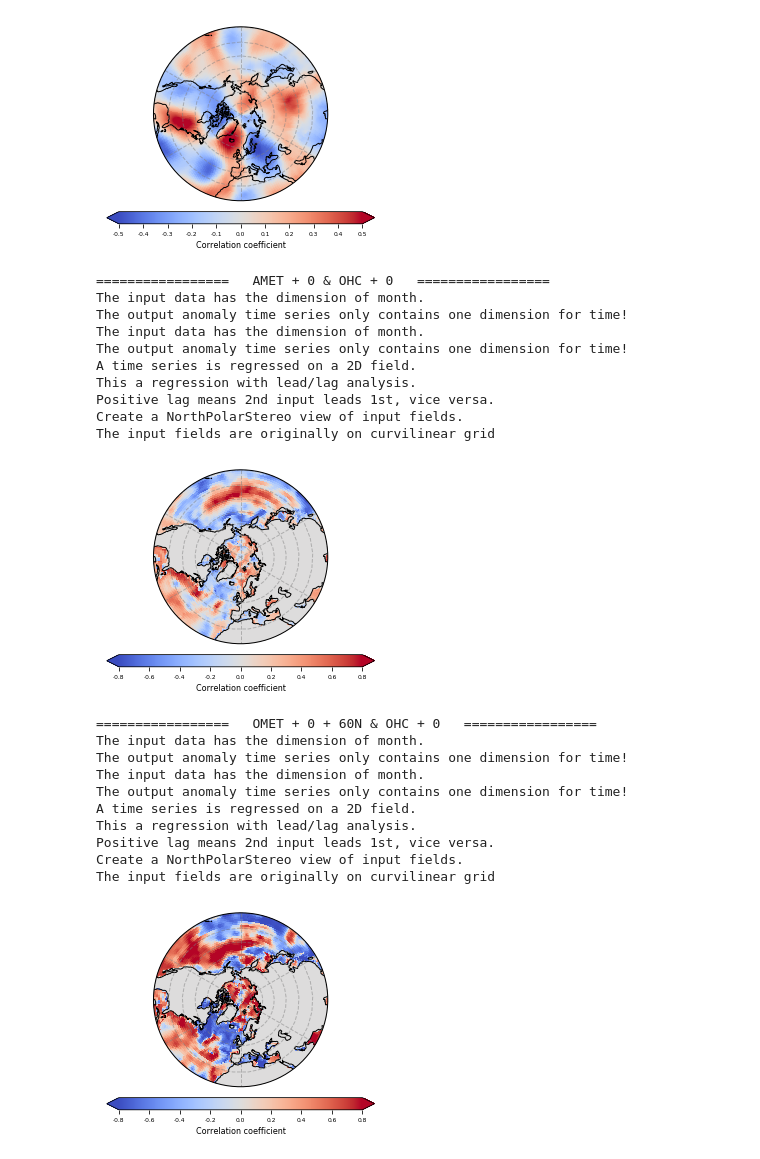
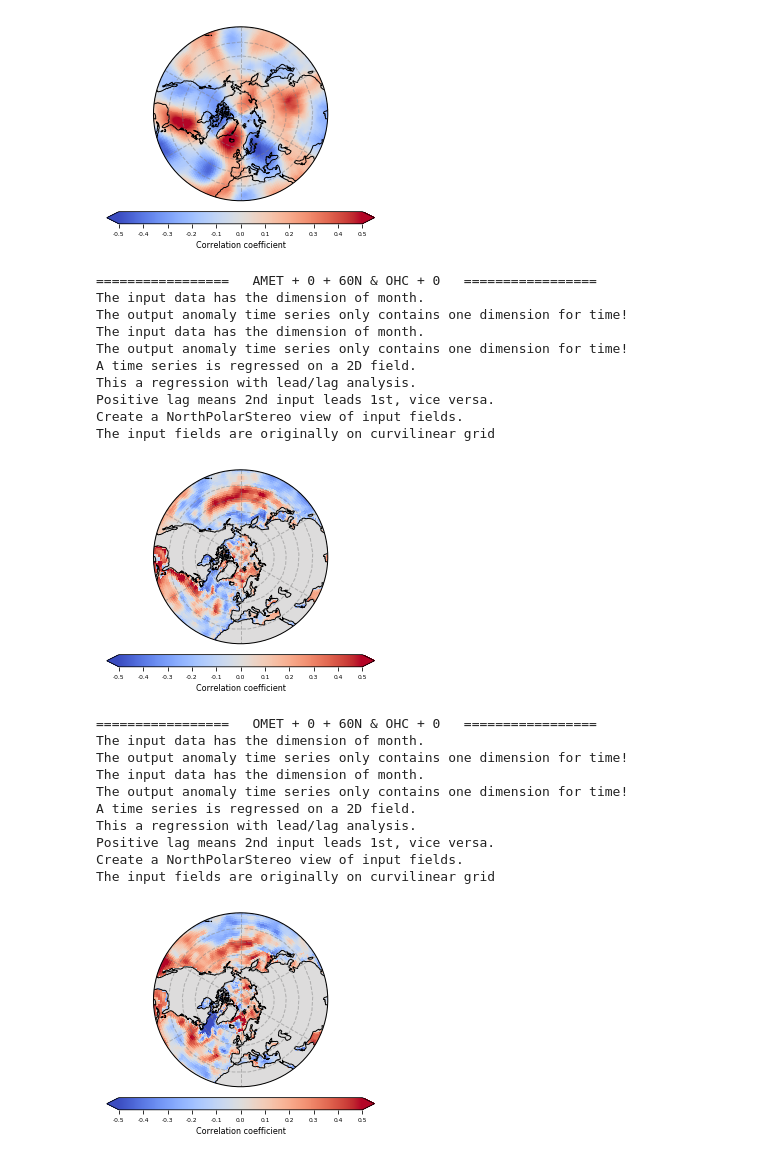
Before and after one commit to geek-yang/AirSeaFlow, a Jupyter notebook: Postprocessing/statistics_spatial/stat_spatial_OHC_MET_erai_oras.ipynb, the cells around one changed output. Drawn from its saved outputs; the diff is of its cells as text; code cells hidden in the pictures.

```diff
--- a/Postprocessing/statistics_spatial/stat_spatial_OHC_MET_erai_oras.ipynb
+++ b/Postprocessing/statistics_spatial/stat_spatial_OHC_MET_erai_oras.ipynb
@@ -28,6 +28,15 @@ Time span of each product:
 - **ORAS4**       1958 - 2017
 - **GLORYS2V3**   1993 - 2014
 - **SODA3**       1980 - 2015
+# %%
+# constants
+constant = {'g' : 9.80616,      # gravititional acceleration [m / s2]
+            'R' : 6371009,      # radius of the earth [m]
+            'cp': 1004.64,      # heat capacity of air [J/(Kg*K)]
+            'Lv': 2264670,      # Latent heat of vaporization [J/Kg]
+            'R_dry' : 286.9,    # gas constant of dry air [J/(kg*K)]
+            'R_vap' : 461.5,    # gas constant for water vapour [J/(kg*K)]
+            }
 # %%
 if __name__=="__main__":
     # sample
@@ -41,6 +50,8 @@ if __name__=="__main__":
     print ('*********************** extract variables *************************')
     dataset_ERAI_fields_SIC_SST_SLP = Dataset(os.path.join(datapath_ERAI_fields,
                                               'surface_ERAI_monthly_regress_1979_2016.nc'))
+    dataset_ERAI_fields_SFlux = Dataset(os.path.join(datapath_ERAI_fields,
+                                              'surface_ERAI_monthly_regress_1979_2016_extra.nc'))
     dataset_ERAI_AMET = Dataset(os.path.join(datapath,
                                              'era_model_subdaily_1979_2016_amet.nc'))
     dataset_ORAS4_OMET = Dataset(os.path.join(datapath,
@@ -61,7 +72,9 @@ if __name__=="__main__":
     SLP_ERAI = dataset_ERAI_fields_SIC_SST_SLP.variables['msl'][:]
     SST_ERAI = dataset_ERAI_fields_SIC_SST_SLP.variables['sst'][:]
     SST_ERAI_mask = np.ma.getmaskarray(SST_ERAI[0,:,:])
-    #AMET_vert_ERAI_reverse = dataset_ERAI_AMET.variables['E_vert'][:]/1000
+    # instantaneous turbulent flux
+    SFlux_sensible_ERAI = dataset_ERAI_fields_SFlux.variables['ishf'][:] # W/m2
+    SFlux_latent_ERAI = dataset_ERAI_fields_SFlux.variables['ie'][:] * constant['Lv'] # W/m2
     # 3D fields [year, month, lat]
     AMET_0_ERAI = dataset_ERAI_AMET.variables['E_total_int'][:]/1000
 
@@ -91,6 +104,16 @@ if __name__=="__main__":
     gphiv_ORAS4 = dataset_ORAS4_OMET.variables['gphiv'][180:, :]
     glamv_ORAS4 = dataset_ORAS4_OMET.variables['glamv'][180:, :]
     mask_ORAS4 = dataset_ORAS4_mask.variables['vmask'][0,0,180:,:]
+    # area weighted surface flux
+    SFlux_ERAI_area = np.zeros(SFlux_sensible_ERAI.shape, dtype=float) # unit W
+    #size of the grid box
+    dx = 2 * np.pi * constant['R'] * np.cos(2 * np.pi * latitude_fields_ERAI /
+                                            360) / len(longitude_fields_ERAI)
+    dy = np.pi * constant['R'] / len(latitude_fields_ERAI)
+    for i in np.arange(len(latitude_fields_ERAI)):
+        # change the unit to terawatt
+        SFlux_ERAI_area[:,:,i,:] = (SFlux_sensible_ERAI[:,:,i,:] +
+                                    SFlux_latent_ERAI[:,:,i,:]) * dx[i] * dy / 1E+12
 # %% [output]
 *********************** extract variables *************************
 # %% [markdown]
@@ -282,23 +363,24 @@ The input fields are originally on geographical grid
     stat_OHC_ORAS4 = meta.statistics.operator(OHC_0_ORAS4_point)
     stat_OHC_ORAS4.anomaly()
     stat_OHC_ORAS4.detrend()
-    stat_OHC_ORAS4.lowpass(window=60, obj='detrend')
+    stat_OHC_ORAS4.lowpass(window=12, obj='detrend')
     stat_AMET_ERAI = meta.statistics.operator(AMET_0_ERAI[:,:,54])
     stat_AMET_ERAI.anomaly()
     stat_AMET_ERAI.detrend()
-    stat_AMET_ERAI.lowpass(window=60, obj='detrend')
+    stat_AMET_ERAI.lowpass(window=12, obj='detrend')
 
-    lag = 24
+    lag = 12
     k, r, p = meta.statistics.operator.linearRegress(stat_AMET_ERAI._lowpass,
                                                      stat_OHC_ORAS4._lowpass, lag)
-    ticks = [-0.8, -0.6, -0.4, -0.2, 0.0, 0.2, 0.4, 0.6, 0.8]
+    #ticks = [-0.8, -0.6, -0.4, -0.2, 0.0, 0.2, 0.4, 0.6, 0.8]
+    ticks = [-0.5, -0.4, -0.3, -0.2, -0.1, 0.0, 0.1, 0.2, 0.3, 0.4, 0.5]
     label = 'Correlation coefficient'
     meta.visualizer.plots.geograph(gphiv_ORAS4, glamv_ORAS4, mask_ORAS4*r, p,
                                    label, ticks, os.path.join(output_path, 'amet_ohc',
-                                   'spatial_ERAI_AMET_60N_lag_{}_ORAS4_OHC_interannual.png'.format(lag)),
+                                   'spatial_ERAI_AMET_60N_lag_{}_ORAS4_OHC_annual.png'.format(lag)),
                                    gridtype='curvilinear')
 # %% [output]
-=================   AMET + 0 & OHC + 0   =================
+=================   AMET + 0 + 60N & OHC + 0   =================
 The input data has the dimension of month.
 The output anomaly time series only contains one dimension for time!
 The input data has the dimension of month.
@@ -308,36 +390,37 @@ This a regression with lead/lag analysis.
 Positive lag means 2nd input leads 1st, vice versa.
 Create a NorthPolarStereo view of input fields.
 The input fields are originally on curvilinear grid
-[figure, old version]
+[figure, new version]
 # %%
     print ('=================   OMET + 0 + 60N & OHC + 0   =================')
     stat_OHC_ORAS4 = meta.statistics.operator(OHC_0_ORAS4_point)
     stat_OHC_ORAS4.anomaly()
     stat_OHC_ORAS4.detrend()
-    stat_OHC_ORAS4.lowpass(window=120, obj='detrend')
+    stat_OHC_ORAS4.lowpass(window=12, obj='detrend')
     stat_OMET_ORAS4 = meta.statistics.operator(OMET_atl_int_ORAS4[:,:,53])
     stat_OMET_ORAS4.anomaly()
     stat_OMET_ORAS4.detrend()
-    stat_OMET_ORAS4.lowpass(window=120, obj='detrend')
+    stat_OMET_ORAS4.lowpass(window=12, obj='detrend')
 
-    lag = -12
+    lag = -4
     k, r, p = meta.statistics.operator.linearRegress(stat_OMET_ORAS4._lowpass,
                                                      stat_OHC_ORAS4._lowpass, lag)
-    ticks = [-0.8, -0.6, -0.4, -0.2, 0.0, 0.2, 0.4, 0.6, 0.8]
+    #ticks = [-0.8, -0.6, -0.4, -0.2, 0.0, 0.2, 0.4, 0.6, 0.8]
+    ticks = [-0.5, -0.4, -0.3, -0.2, -0.1, 0.0, 0.1, 0.2, 0.3, 0.4, 0.5]
     label = 'Correlation coefficient'
     meta.visualizer.plots.geograph(gphiv_ORAS4, glamv_ORAS4, mask_ORAS4*r, p,
                                    label, ticks, os.path.join(output_path, 'omet_ohc',
-                                   'spatial_ORAS4_OMET_60N_lag_{}_ORAS4_OHC_decadal.png'.format(lag)),
+                                   'spatial_ORAS4_OMET_60N_lag_{}_ORAS4_OHC_annual.png'.format(lag)),
                                    gridtype='curvilinear')
 # %% [output]
 =================   OMET + 0 + 60N & OHC + 0   =================
 The input data has the dimension of month.
 The output anomaly time series only contains one dimension for time!
 The input data has the dimension of month.
 The output anomaly time series only contains one dimension for time!
 A time series is regressed on a 2D field.
 This a regression with lead/lag analysis.
 Positive lag means 2nd input leads 1st, vice versa.
 Create a NorthPolarStereo view of input fields.
 The input fields are originally on curvilinear grid
-[figure, old version]
+[figure, new version]
```
Also changed, not shown: parts of 5 cells of this notebook, 4 other files.
